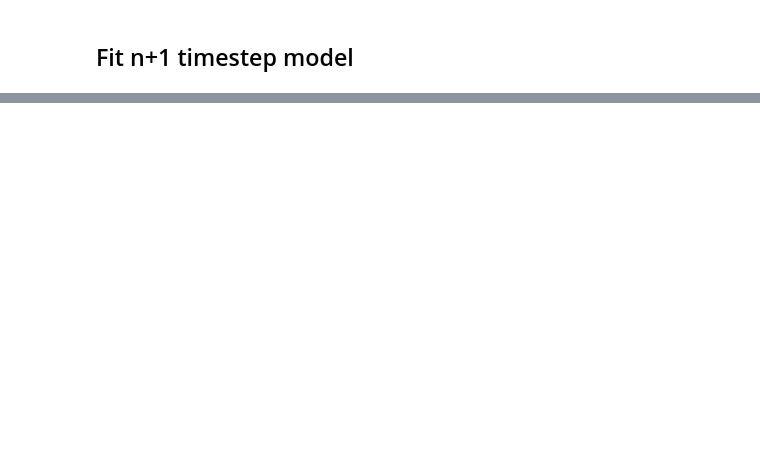
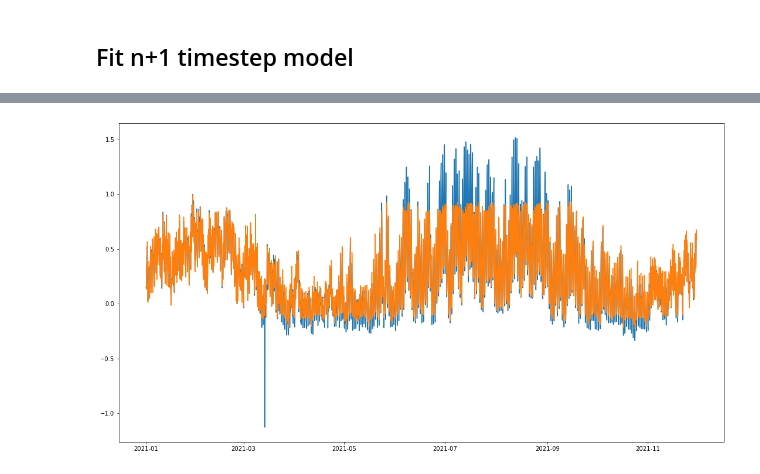
Before and after one commit to bartoszmodelski/mlpw-group, a Jupyter notebook: consumption.ipynb, the cells around one changed output, grey strips where cells are left out. Cells and saved outputs as stored; diff of their text form; code cells hidden in the pictures; blank space fills up the shorter version.

```diff
--- a/consumption.ipynb
+++ b/consumption.ipynb
@@ -326,0 +342,44 @@ _ = ax.plot(x[start:end], gp_pred[0][start:end])
+# %%
+mini_dataset = load.load_consumption_csv('./data/energy-consumption-us/mini.csv')
+
+# convert to time, demand tuples
+volume_by_timestamp_test = []
+for row in mini_dataset:
+    ts = row['datetime_beginning_ept']
+    volume_by_timestamp_test.append((ts, row['mw']))
+
+volume_by_timestamp_test.sort(key=lambda tup: tup[0])
+x_test, y_test = zip(*volume_by_timestamp_test)
+
+# create time features
+day_of_week_test = np.array([ts.weekday() for ts in x_test])
+time_of_day_test = np.array([math.floor(ts.hour / 4) for ts in x_test])  # split day into 6 periods
+
+# construct dataset as above
+X_test_decomp_time_features = np.concatenate((normalize_single_feature(day_of_week_test,
+                                                                  normalization_day_of_week_min,
+                                                                  normalization_day_of_week_max),
+                                          normalize_single_feature(time_of_day_test,
+                                                                  normalization_time_of_day_min,
+                                                                  normalization_time_of_day_max)),axis=1)
+
+
+y_test_normalized = normalize_single_feature(y_test,normalization_y_min,normalization_y_max)
+
+X_test_decomp_time_and_previous_step = np.concatenate((X_test_decomp_time_features[1:],
+                                                       y_test_normalized[:-1]), axis=1)
+
+y_test_normalized_without_first = y_test_normalized[1:]
+# %%
+gp_pred_test = m.predict(X_test_decomp_time_and_previous_step)
+
+start = 0
+end = 8000
+
+fig = plt.figure()
+fig.set_size_inches(18.5, 10)
+ax = fig.add_subplot(111)
+_ = ax.plot(x_test[start:end], y_test_normalized_without_first[start:end])
+_ = ax.plot(x_test[start:end], gp_pred_test[0][start:end])
+# %% [output]
+[figure, added]
```
Also changed, not shown: parts of 12 cells of this notebook.
